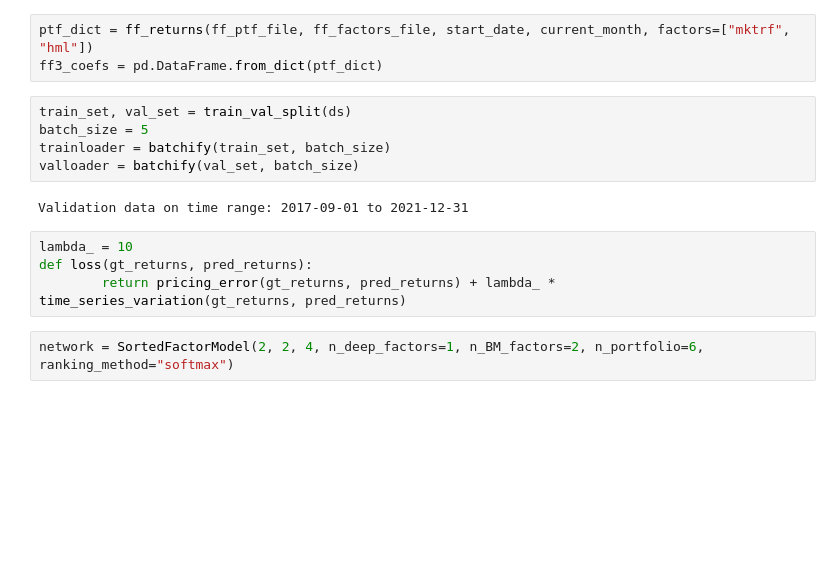
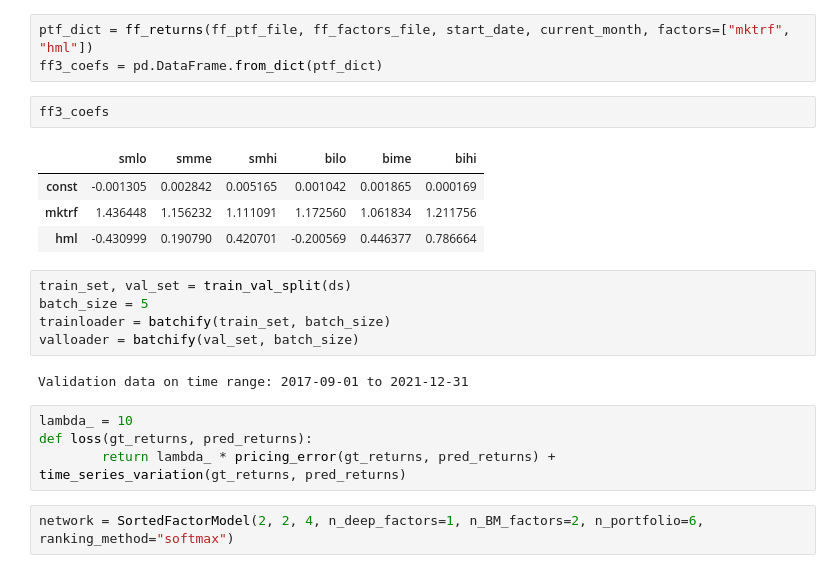
Before and after one commit to ChadyRaach/dl-assets-pricing, a Jupyter notebook: Train FF3 network.ipynb, the cells around one changed output. Cells and saved outputs as stored; diff of their text form; blank space fills up the shorter version.

```diff
--- a/Train FF3 network.ipynb
+++ b/Train FF3 network.ipynb
@@ -67,6 +67,13 @@ ds = Dataset(firm_characteristics[:, :, [1, 2]], firm_returns, benchmark_factors
 # %%
 ptf_dict = ff_returns(ff_ptf_file, ff_factors_file, start_date, current_month, factors=["mktrf", "hml"])
 ff3_coefs = pd.DataFrame.from_dict(ptf_dict)
+# %%
+ff3_coefs
+# %% [output]
+|  | smlo | smme | smhi | bilo | bime | bihi |
+| const | -0.001305 | 0.002842 | 0.005165 | 0.001042 | 0.001865 | 0.000169 |
+| mktrf | 1.436448 | 1.156232 | 1.111091 | 1.172560 | 1.061834 | 1.211756 |
+| hml | -0.430999 | 0.190790 | 0.420701 | -0.200569 | 0.446377 | 0.786664 |
 # %%
 train_set, val_set = train_val_split(ds)
 batch_size = 5
@@ -77,7 +84,7 @@ Validation data on time range: 2017-09-01 to 2021-12-31
 # %%
 lambda_ = 10
 def loss(gt_returns, pred_returns):
-        return pricing_error(gt_returns, pred_returns) + lambda_ * time_series_variation(gt_returns, pred_returns)
+        return lambda_ * pricing_error(gt_returns, pred_returns) + time_series_variation(gt_returns, pred_returns)
 # %%
 network = SortedFactorModel(2, 2, 4, n_deep_factors=1, n_BM_factors=2, n_portfolio=6, ranking_method="softmax")
 # %%
```
Also changed, not shown: parts of 9 cells of this notebook.
